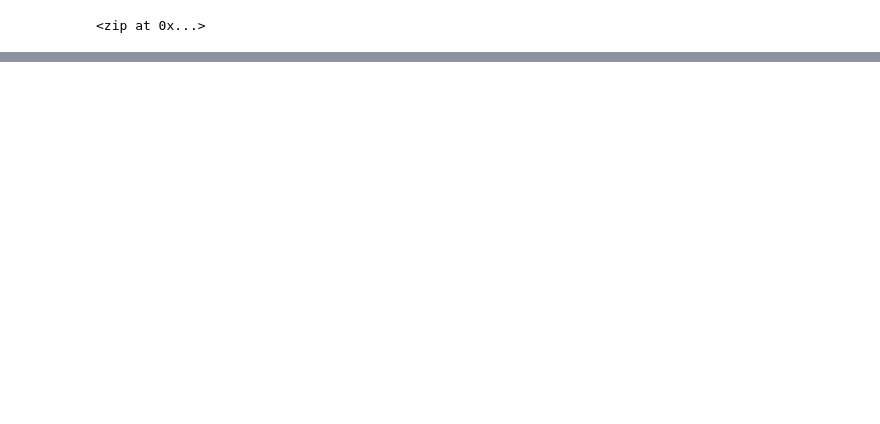
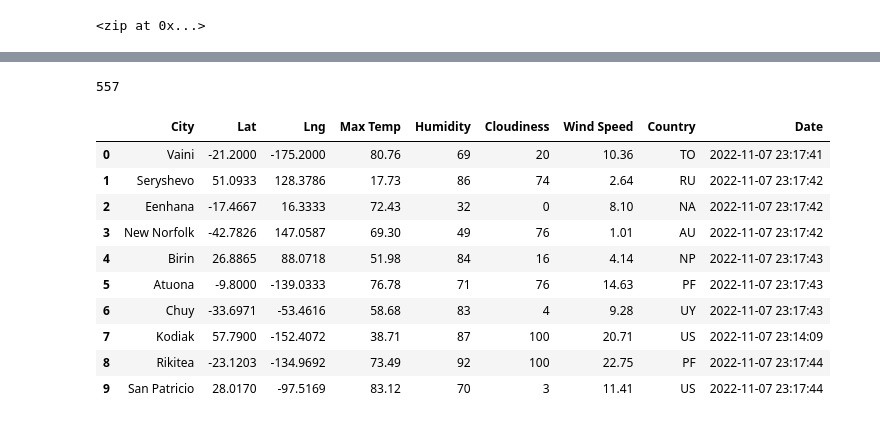
Before and after one commit to benfogler/World_Weather_Analysis, a Jupyter notebook: WeatherPy.ipynb, the cells around one changed output, grey strips where cells are left out. Cells and saved outputs as stored; diff of their text form; code cells hidden in the pictures; blank space fills up the shorter version.

```diff
--- a/WeatherPy.ipynb
+++ b/WeatherPy.ipynb
@@ -50,0 +61,4 @@ len(cities)
+# %%
+#Build basic url for the openweathermap
+
+url = "http://api.openweathermap.org/data/2.5/weather?units=Imperial&APPID=" + weather_api_key
@@ -50,0 +163,22 @@ len(cities)
+# %%
+len(city_data)
+# %% [output]
+557
+# %%
+# Convert the array of dictionaries to a Pandas DataFrame.
+
+city_data_df = pd.DataFrame(city_data)
+
+city_data_df.head(10)
+# %% [output]
+|  | City | Lat | Lng | Max Temp | Humidity | Cloudiness | Wind Speed | Country | Date |
+| 0 | Vaini | -21.2000 | -175.2000 | 80.76 | 69 | 20 | 10.36 | TO | 2022-11-07 23:17:41 |
+| 1 | Seryshevo | 51.0933 | 128.3786 | 17.73 | 86 | 74 | 2.64 | RU | 2022-11-07 23:17:42 |
+| 2 | Eenhana | -17.4667 | 16.3333 | 72.43 | 32 | 0 | 8.10 | NA | 2022-11-07 23:17:42 |
+| 3 | New Norfolk | -42.7826 | 147.0587 | 69.30 | 49 | 76 | 1.01 | AU | 2022-11-07 23:17:42 |
+| 4 | Birin | 26.8865 | 88.0718 | 51.98 | 84 | 16 | 4.14 | NP | 2022-11-07 23:17:43 |
+| 5 | Atuona | -9.8000 | -139.0333 | 76.78 | 71 | 76 | 14.63 | PF | 2022-11-07 23:17:43 |
+| 6 | Chuy | -33.6971 | -53.4616 | 58.68 | 83 | 4 | 9.28 | UY | 2022-11-07 23:17:43 |
+| 7 | Kodiak | 57.7900 | -152.4072 | 38.71 | 87 | 100 | 20.71 | US | 2022-11-07 23:14:09 |
+| 8 | Rikitea | -23.1203 | -134.9692 | 73.49 | 92 | 100 | 22.75 | PF | 2022-11-07 23:17:44 |
+| 9 | San Patricio | 28.0170 | -97.5169 | 83.12 | 70 | 3 | 11.41 | US | 2022-11-07 23:17:44 |
```
Also changed, not shown: parts of 5 cells of this notebook.
